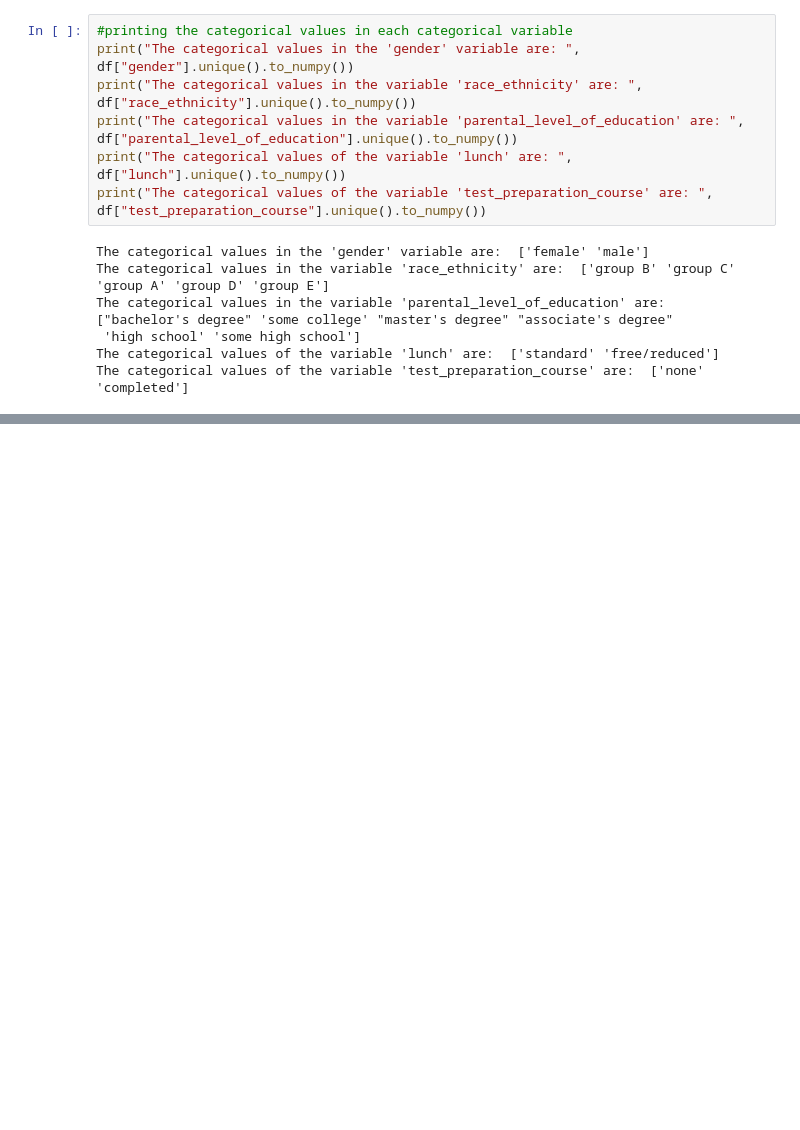
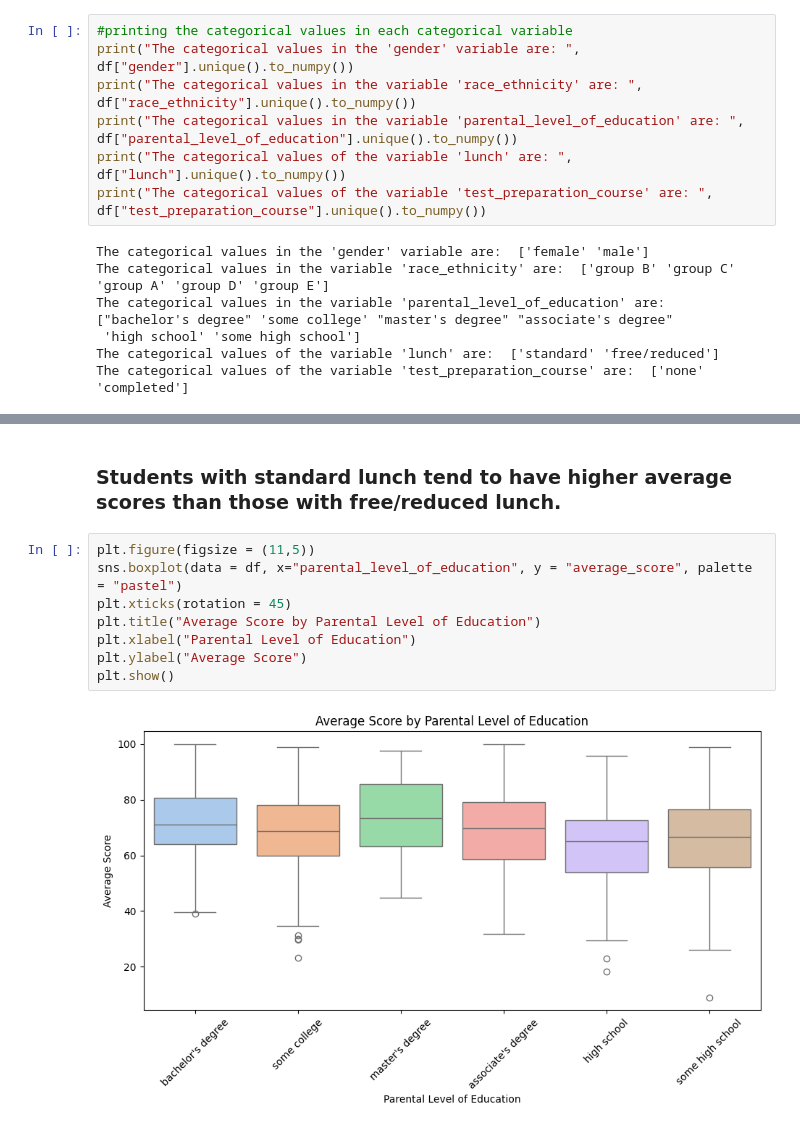
Before and after one commit to yomnaSalamaa/Student-Performance-Indicator, a Jupyter notebook: notebook/EDA_student_performance.ipynb, the cells around one changed output, grey strips where cells are left out. Drawn from its saved outputs; the diff is of its cells as text; blank space fills up the shorter version.

```diff
--- a/notebook/EDA_student_performance.ipynb
+++ b/notebook/EDA_student_performance.ipynb
@@ -140,0 +185,12 @@ df.head()
+# %% [markdown]
+### Students with standard lunch tend to have higher average scores than those with free/reduced lunch.
+# %%
+plt.figure(figsize = (11,5))
+sns.boxplot(data = df, x="parental_level_of_education", y = "average_score", palette = "pastel")
+plt.xticks(rotation = 45)
+plt.title("Average Score by Parental Level of Education")
+plt.xlabel("Parental Level of Education")
+plt.ylabel("Average Score")
+plt.show()
+# %% [output]
+[figure, added]
```
Also changed, not shown: parts of 14 cells of this notebook, 1 other file.
